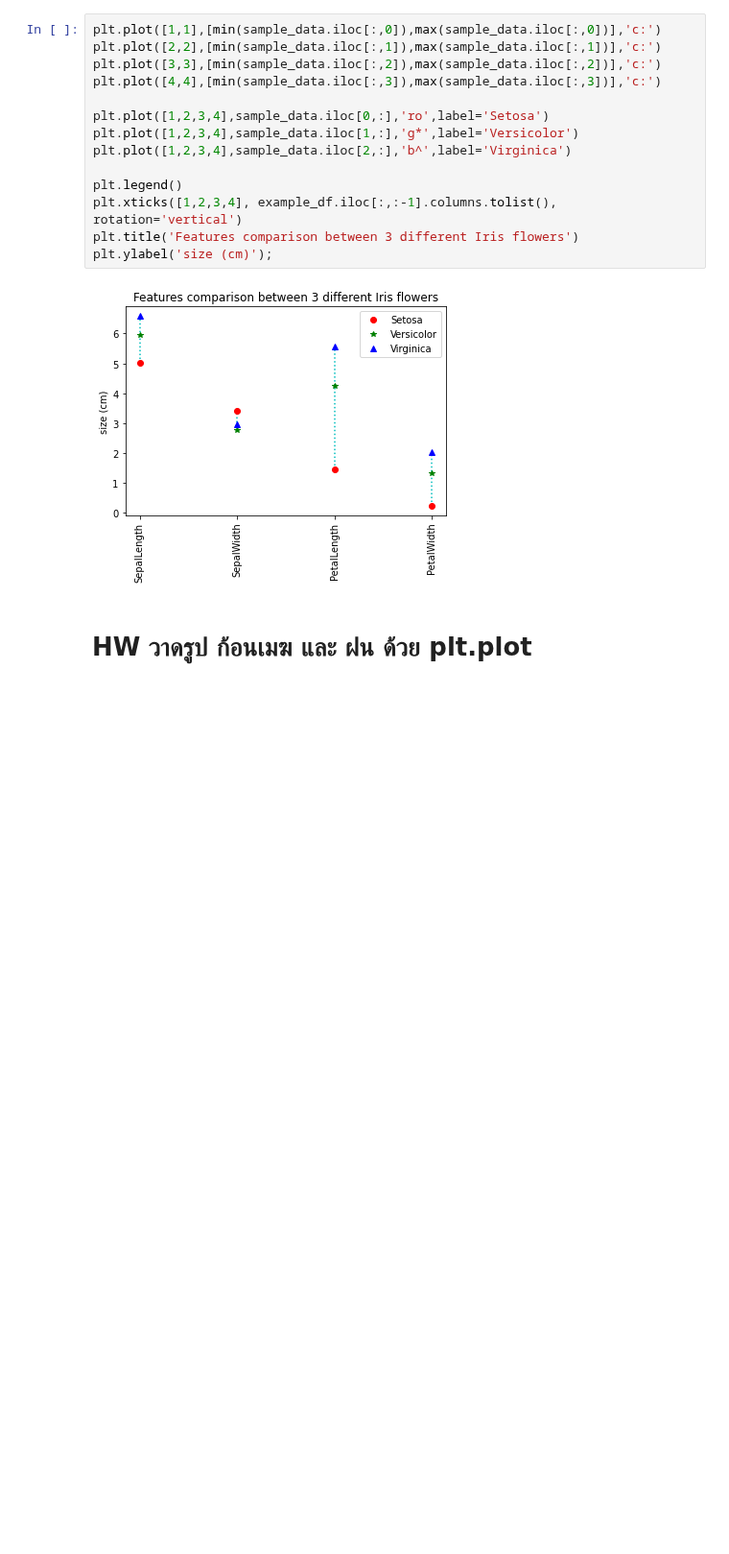
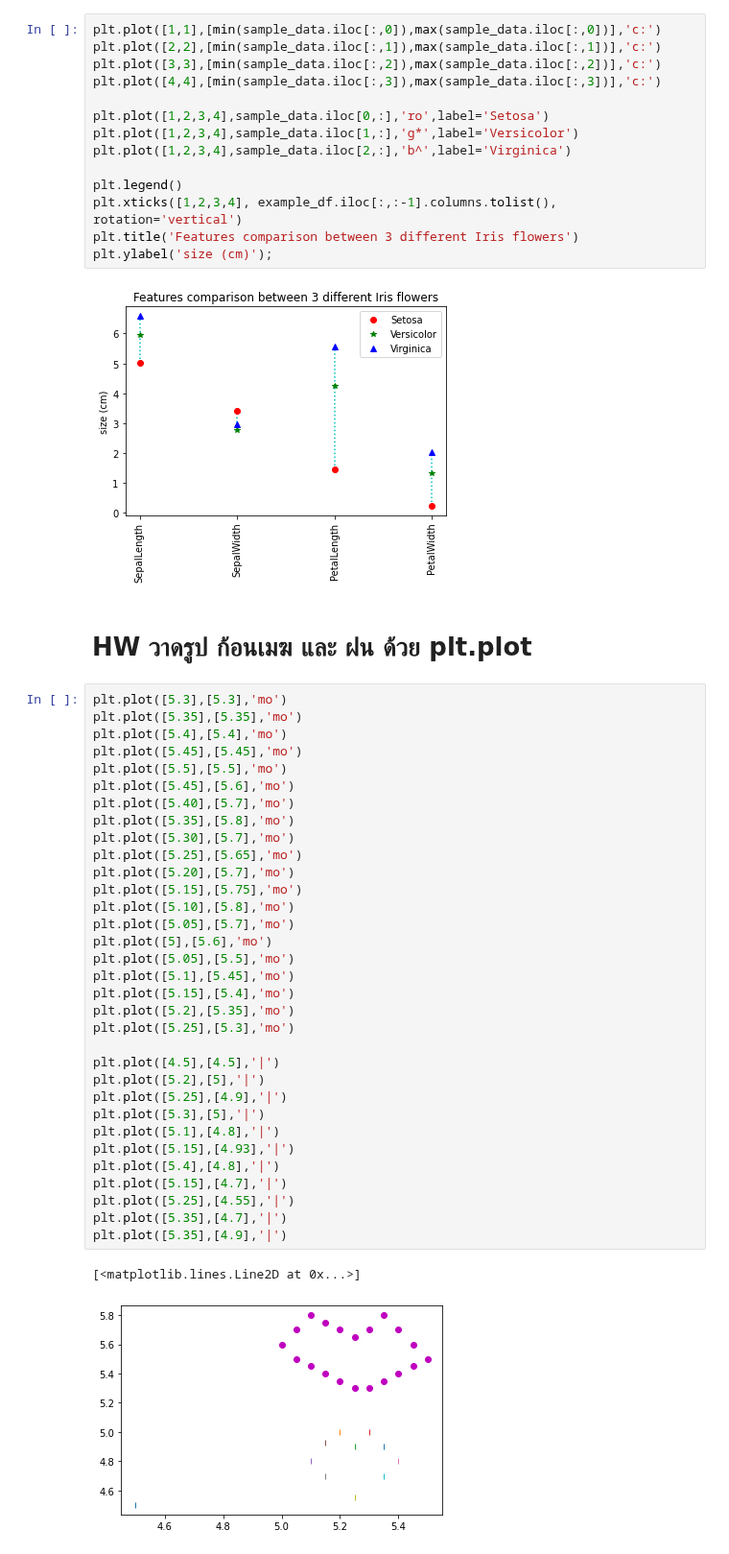
Before and after one commit to kittikhun62/data_viz_2022, a Jupyter notebook: DataViz04_Data_Comparison.ipynb, the cells around one changed output. Shown at 96% size. Cells and saved outputs as stored; diff of their text form; blank space fills up the shorter version.

```diff
--- a/DataViz04_Data_Comparison.ipynb
+++ b/DataViz04_Data_Comparison.ipynb
@@ -157,3 +157,39 @@ plt.ylabel('size (cm)');
 [figure]
 # %% [markdown]
 # HW วาดรูป ก้อนเมฆ และ ฝน ด้วย plt.plot
+# %%
+plt.plot([5.3],[5.3],'mo')
+plt.plot([5.35],[5.35],'mo')
+plt.plot([5.4],[5.4],'mo')
+plt.plot([5.45],[5.45],'mo')
+plt.plot([5.5],[5.5],'mo')
+plt.plot([5.45],[5.6],'mo')
+plt.plot([5.40],[5.7],'mo')
+plt.plot([5.35],[5.8],'mo')
+plt.plot([5.30],[5.7],'mo')
+plt.plot([5.25],[5.65],'mo')
+plt.plot([5.20],[5.7],'mo')
+plt.plot([5.15],[5.75],'mo')
+plt.plot([5.10],[5.8],'mo')
+plt.plot([5.05],[5.7],'mo')
+plt.plot([5],[5.6],'mo')
+plt.plot([5.05],[5.5],'mo')
+plt.plot([5.1],[5.45],'mo')
+plt.plot([5.15],[5.4],'mo')
+plt.plot([5.2],[5.35],'mo')
+plt.plot([5.25],[5.3],'mo')
+
+plt.plot([4.5],[4.5],'|')
+plt.plot([5.2],[5],'|')
+plt.plot([5.25],[4.9],'|')
+plt.plot([5.3],[5],'|')
+plt.plot([5.1],[4.8],'|')
+plt.plot([5.15],[4.93],'|')
+plt.plot([5.4],[4.8],'|')
+plt.plot([5.15],[4.7],'|')
+plt.plot([5.25],[4.55],'|')
+plt.plot([5.35],[4.7],'|')
+plt.plot([5.35],[4.9],'|')
+# %% [output]
+[<matplotlib.lines.Line2D at 0x...>]
+[figure, added]
```
